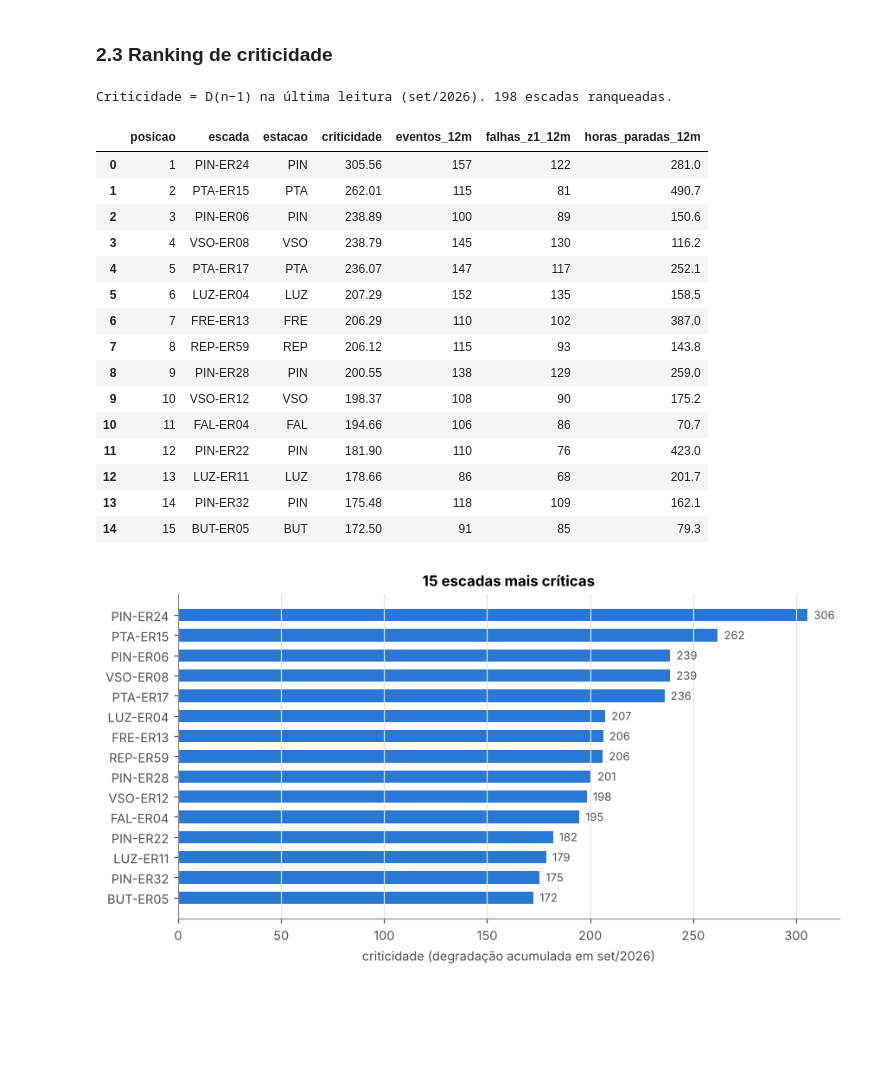
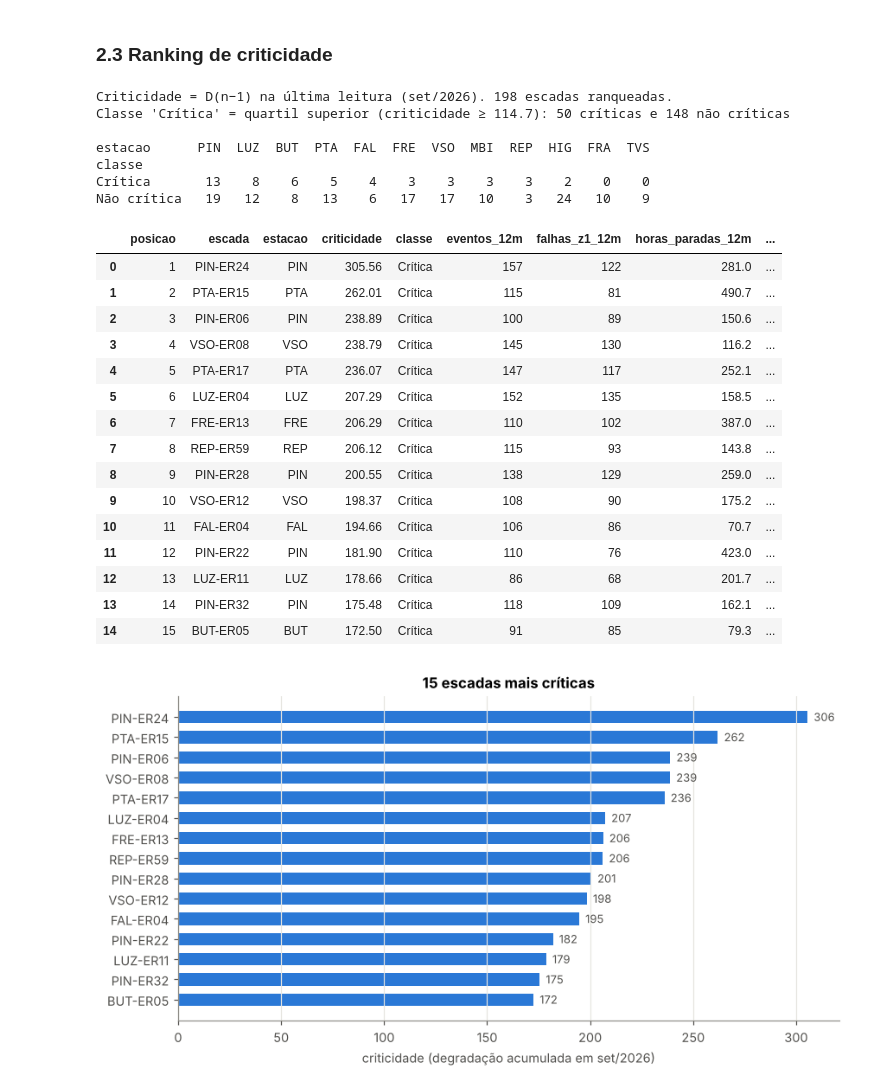
Before and after one commit to Gucastilho/Dynamic-programming-challenge, a Jupyter notebook: notebook.ipynb, the cells around one changed output. Drawn from its saved outputs; the diff is of its cells as text; code cells hidden in the pictures; blank space fills up the shorter version.

```diff
--- a/notebook.ipynb
+++ b/notebook.ipynb
@@ -88,0 +105,11 @@ fig.tight_layout(); fig.savefig(FIGS / 'notas_por_ano.png'); plt.show()
+# %%
+from src.sinais import adicionar_sinal, SENSORES, FORA_DO_ESCOPO, ROTULOS
+eventos = adicionar_sinal(adicionar_dano(eventos))
+desgaste = eventos[eventos.dano > 0]
+tab_sinais = (desgaste.groupby(['grupo_sinal', 'sinal']).size().rename('notas').reset_index()
+              .assign(pct=lambda d: (100 * d.notas / d.notas.sum()).round(1),
+                      sinal=lambda d: d.sinal.map(ROTULOS))
+              .sort_values(['grupo_sinal', 'notas'], ascending=[False, False]))
+print(f"Notas de desgaste (Z1, Z2, Z7): {len(desgaste):,}")
+print((desgaste.grupo_sinal.value_counts(normalize=True) * 100).round(1).rename('% das notas').to_string())
+tab_sinais
@@ -105,7 +170,7 @@ $$D(i) = d_i + a\,D(i-1) + b\,D(i-2), \qquad D(-1) = D(-2) = 0, \quad a = 0{,}6,
 Como há **dois** termos recursivos, a recursão pura resolve os mesmos subproblemas muitas vezes
 (nº de chamadas cresce como Fibonacci, ~1,6ⁿ) – exatamente o cenário em que memoização e tabulação ajudam.
 # %%
-eventos = adicionar_dano(eventos)
+# a coluna 'dano' já foi calculada na seção 1.1 (adicionar_dano)
 print(eventos.groupby('tipo').dano.agg(['count', 'mean', 'max']).round(2).loc[['Z1', 'Z7', 'Z2', 'Z3']])
 leituras = leituras_mensais(eventos)
 print(f"\nMatriz de leituras: {leituras.shape[0]} escadas × {leituras.shape[1]} meses "
@@ -222,26 +287,35 @@ ax.legend(loc='upper left'); fig.tight_layout(); fig.savefig(FIGS / 'tempo_degra
 # %%
 ranking = ranking_criticidade(leituras, eventos, escadas)
 ranking.to_csv(DATA / 'ranking_criticidade.csv', index=False)
 print(f"Criticidade = D(n−1) na última leitura (set/2026). {len(ranking)} escadas ranqueadas.")
+print(f"Classe 'Crítica' = quartil superior (criticidade ≥ {ranking.criticidade.quantile(0.75):.1f}): "
+      f"{(ranking.classe == 'Crítica').sum()} críticas e {(ranking.classe == 'Não crítica').sum()} não críticas\n")
+print(pd.crosstab(ranking.estacao, ranking.classe).sort_values('Crítica', ascending=False).T.to_string(), '\n')
 ranking.head(15)
 # %% [output]
 Criticidade = D(n−1) na última leitura (set/2026). 198 escadas ranqueadas.
+Classe 'Crítica' = quartil superior (criticidade ≥ 114.7): 50 críticas e 148 não críticas
+
+estacao      PIN  LUZ  BUT  PTA  FAL  FRE  VSO  MBI  REP  HIG  FRA  TVS
+classe
+Crítica       13    8    6    5    4    3    3    3    3    2    0    0
+Não crítica   19   12    8   13    6   17   17   10    3   24   10    9
-|  | posicao | escada | estacao | criticidade | eventos_12m | falhas_z1_12m | horas_paradas_12m |
-| 0 | 1 | PIN-ER24 | PIN | 305.56 | 157 | 122 | 281.0 |
-| 1 | 2 | PTA-ER15 | PTA | 262.01 | 115 | 81 | 490.7 |
-| 2 | 3 | PIN-ER06 | PIN | 238.89 | 100 | 89 | 150.6 |
-| 3 | 4 | VSO-ER08 | VSO | 238.79 | 145 | 130 | 116.2 |
-| 4 | 5 | PTA-ER17 | PTA | 236.07 | 147 | 117 | 252.1 |
-| 5 | 6 | LUZ-ER04 | LUZ | 207.29 | 152 | 135 | 158.5 |
-| 6 | 7 | FRE-ER13 | FRE | 206.29 | 110 | 102 | 387.0 |
-| 7 | 8 | REP-ER59 | REP | 206.12 | 115 | 93 | 143.8 |
-| 8 | 9 | PIN-ER28 | PIN | 200.55 | 138 | 129 | 259.0 |
-| 9 | 10 | VSO-ER12 | VSO | 198.37 | 108 | 90 | 175.2 |
-| 10 | 11 | FAL-ER04 | FAL | 194.66 | 106 | 86 | 70.7 |
-| 11 | 12 | PIN-ER22 | PIN | 181.90 | 110 | 76 | 423.0 |
-| 12 | 13 | LUZ-ER11 | LUZ | 178.66 | 86 | 68 | 201.7 |
-| 13 | 14 | PIN-ER32 | PIN | 175.48 | 118 | 109 | 162.1 |
-| 14 | 15 | BUT-ER05 | BUT | 172.50 | 91 | 85 | 79.3 |
+|  | posicao | escada | estacao | criticidade | classe | eventos_12m | falhas_z1_12m | horas_paradas_12m | ... |
+| 0 | 1 | PIN-ER24 | PIN | 305.56 | Crítica | 157 | 122 | 281.0 | ... |
+| 1 | 2 | PTA-ER15 | PTA | 262.01 | Crítica | 115 | 81 | 490.7 | ... |
+| 2 | 3 | PIN-ER06 | PIN | 238.89 | Crítica | 100 | 89 | 150.6 | ... |
+| 3 | 4 | VSO-ER08 | VSO | 238.79 | Crítica | 145 | 130 | 116.2 | ... |
+| 4 | 5 | PTA-ER17 | PTA | 236.07 | Crítica | 147 | 117 | 252.1 | ... |
+| 5 | 6 | LUZ-ER04 | LUZ | 207.29 | Crítica | 152 | 135 | 158.5 | ... |
+| 6 | 7 | FRE-ER13 | FRE | 206.29 | Crítica | 110 | 102 | 387.0 | ... |
+| 7 | 8 | REP-ER59 | REP | 206.12 | Crítica | 115 | 93 | 143.8 | ... |
+| 8 | 9 | PIN-ER28 | PIN | 200.55 | Crítica | 138 | 129 | 259.0 | ... |
+| 9 | 10 | VSO-ER12 | VSO | 198.37 | Crítica | 108 | 90 | 175.2 | ... |
+| 10 | 11 | FAL-ER04 | FAL | 194.66 | Crítica | 106 | 86 | 70.7 | ... |
+| 11 | 12 | PIN-ER22 | PIN | 181.90 | Crítica | 110 | 76 | 423.0 | ... |
+| 12 | 13 | LUZ-ER11 | LUZ | 178.66 | Crítica | 86 | 68 | 201.7 | ... |
+| 13 | 14 | PIN-ER32 | PIN | 175.48 | Crítica | 118 | 109 | 162.1 | ... |
+| 14 | 15 | BUT-ER05 | BUT | 172.50 | Crítica | 91 | 85 | 79.3 | ... |
 # %%
 top = ranking.head(15).iloc[::-1]
 fig, ax = plt.subplots(figsize=(8, 4.4))
```
Also changed, not shown: parts of 11 cells of this notebook, 7 other files.
